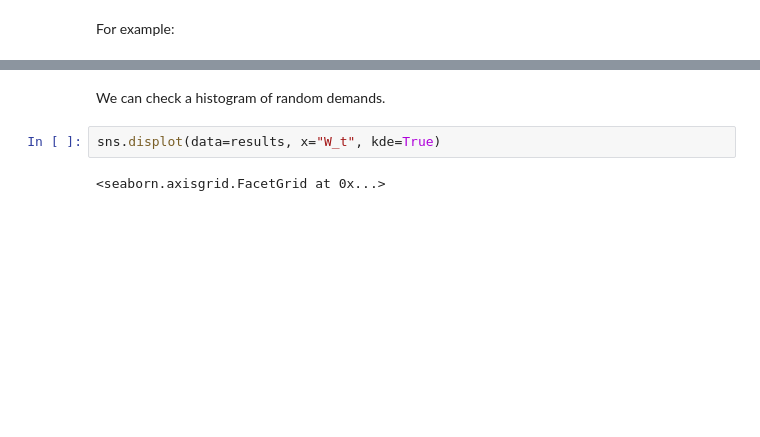
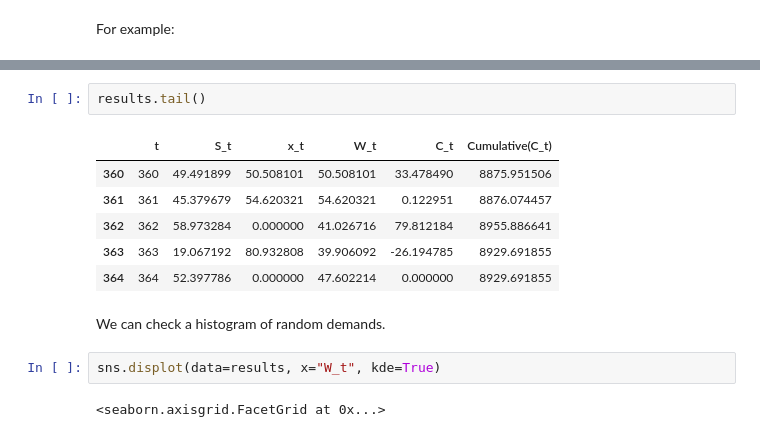
Before and after one commit to FA-Lichtenstein/OR-Notebooks, a Jupyter notebook: Powell-SDA/Chapter 1 Modeling SDPs.ipynb, the cells around one changed output, grey strips where cells are left out. Cells and saved outputs as stored; diff of their text form; blank space fills up the shorter version.

```diff
--- a/Powell-SDA/Chapter 1 Modeling SDPs.ipynb
+++ b/Powell-SDA/Chapter 1 Modeling SDPs.ipynb
@@ -295,3 +297,12 @@ results.head()
+# %%
+results.tail()
+# %% [output]
+|  | t | S_t | x_t | W_t | C_t | Cumulative(C_t) |
+| 360 | 360 | 49.491899 | 50.508101 | 50.508101 | 33.478490 | 8875.951506 |
+| 361 | 361 | 45.379679 | 54.620321 | 54.620321 | 0.122951 | 8876.074457 |
+| 362 | 362 | 58.973284 | 0.000000 | 41.026716 | 79.812184 | 8955.886641 |
+| 363 | 363 | 19.067192 | 80.932808 | 39.906092 | -26.194785 | 8929.691855 |
+| 364 | 364 | 52.397786 | 0.000000 | 47.602214 | 0.000000 | 8929.691855 |
 # %% [markdown]
 We can check a histogram of random demands.
 # %%
```
Also changed, not shown: parts of 21 cells of this notebook.
